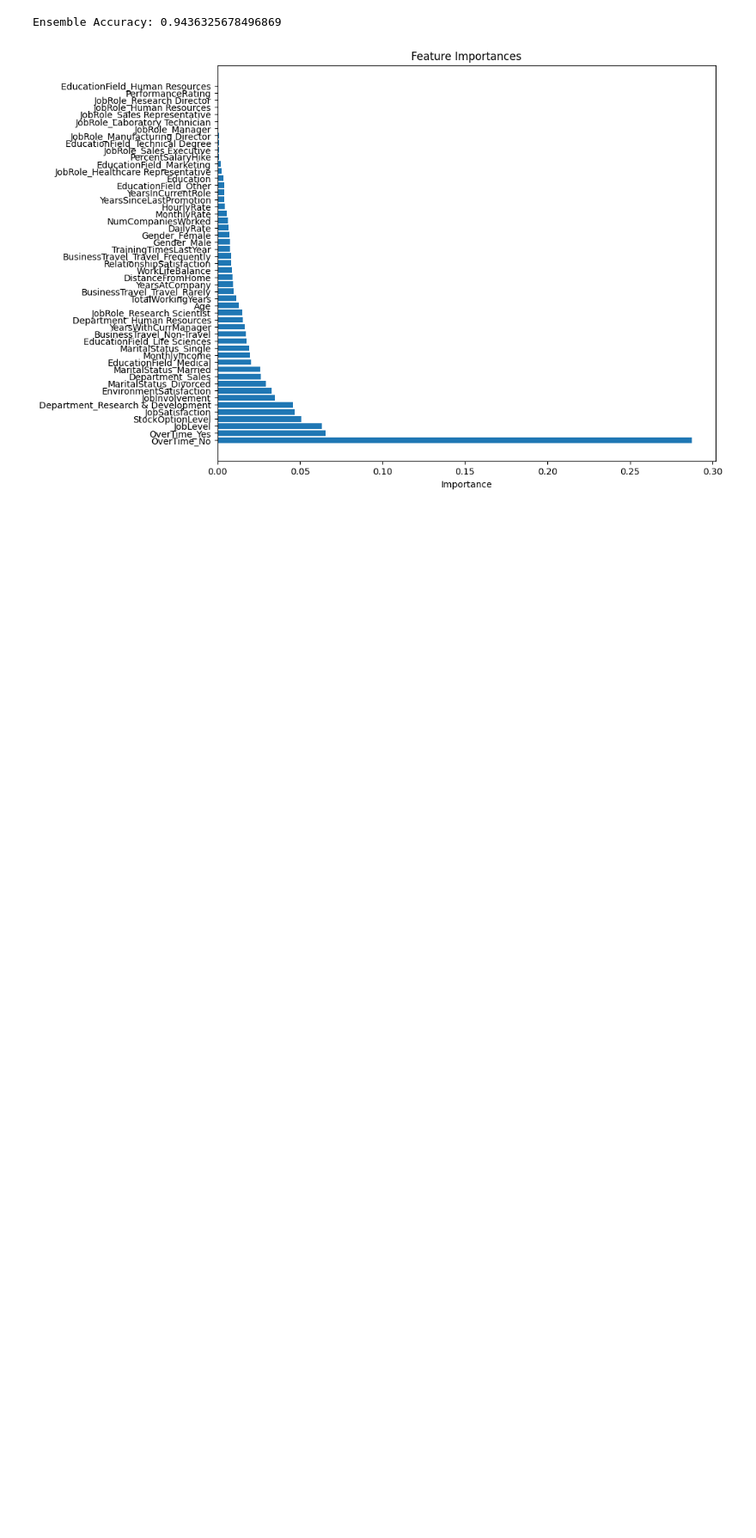
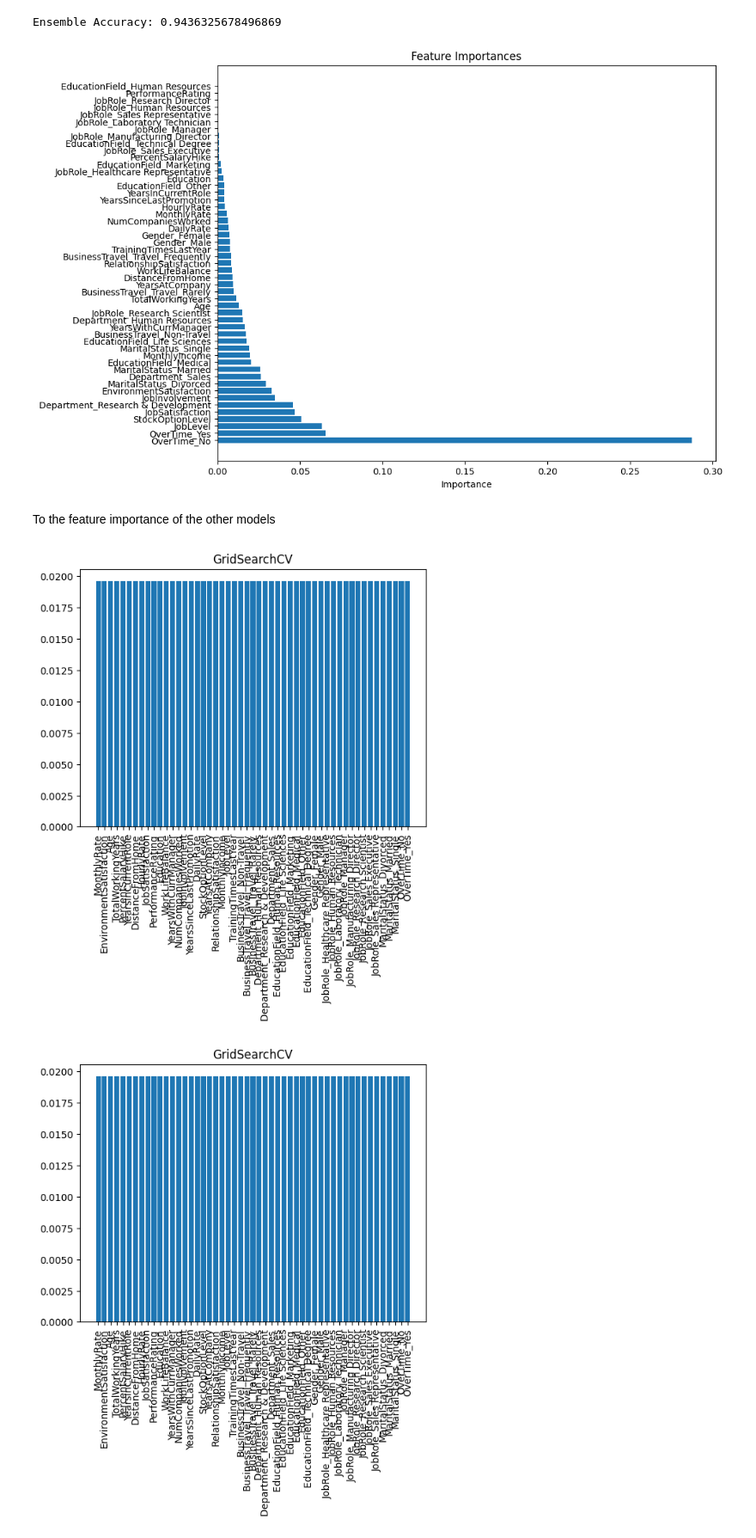
Before and after one commit to crux007/crux007, a Jupyter notebook: Assignment_Final_draft.ipynb, the cells around one changed output. Shown at 86% size. Drawn from its saved outputs; the diff is of its cells as text; code cells hidden in the pictures; blank space fills up the shorter version.

```diff
--- a/Assignment_Final_draft.ipynb
+++ b/Assignment_Final_draft.ipynb
@@ -159,3 +159,27 @@ plt.xlabel('Importance')
 plt.show()
 # %% [output]
 [figure]
+# %% [markdown]
+To the feature importance of the other models
+# %%
+models = [knn_gs, rf_grid, gbm]
+# %%
+importances = []
+for model in models:
+    if hasattr(model, 'feature_importances_'):
+        importances.append(model.feature_importances_)
+    elif hasattr(model, 'coef_'):
+        importances.append(abs(model.coef_))
+    else:
+        importances.append([1/X_train.shape[1]]*X_train.shape[1])
+# %%
+labels = list(X_train.columns)
+for i in range(len(models)):
+    plt.figure()
+    plt.bar(labels, importances[i])
+    plt.title(type(models[i]).__name__)
+    plt.xticks(rotation=90)
+    plt.show()
+# %% [output]
+[figure, added]
+[figure, added]
```
Also changed, not shown: parts of 1 cell of this notebook.
